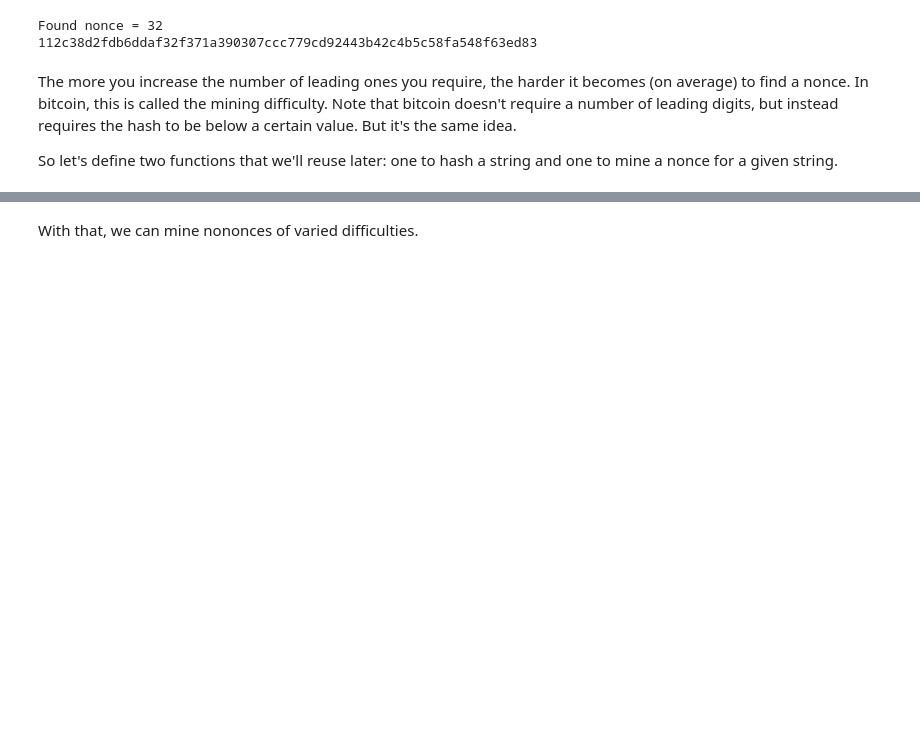
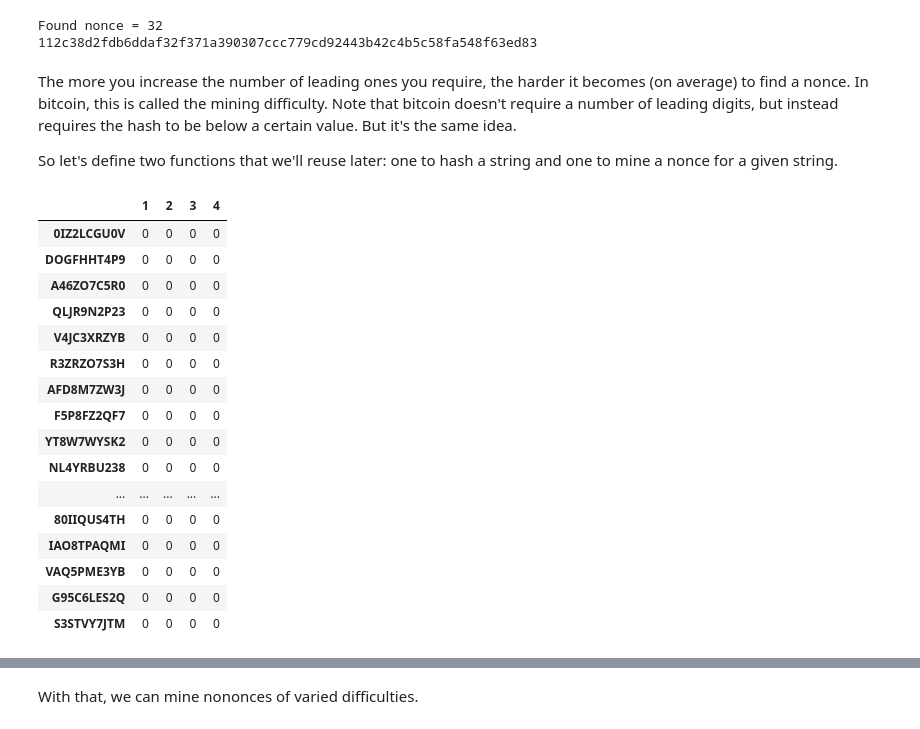
Before and after one commit to Meeshbhoombah/maketh, a Jupyter notebook: maketh.ipynb, the cells around one changed output, grey strips where cells are left out. Cells and saved outputs as stored; diff of their text form; code cells hidden in the pictures; blank space fills up the shorter version.

```diff
--- a/maketh.ipynb
+++ b/maketh.ipynb
@@ -402,0 +417,23 @@ def mine(message, difficulty=1):
+# %%
+levels = range(1, 5)
+# An array of results with a row for each difficulty and a column for each test string
+results = pd.DataFrame(index=strings, columns=levels, dtype=np.int)
+results.fillna(value=0)
+# %% [output]
+|  | 1 | 2 | 3 | 4 |
+| 0IZ2LCGU0V | 0 | 0 | 0 | 0 |
+| DOGFHHT4P9 | 0 | 0 | 0 | 0 |
+| A46ZO7C5R0 | 0 | 0 | 0 | 0 |
+| QLJR9N2P23 | 0 | 0 | 0 | 0 |
+| V4JC3XRZYB | 0 | 0 | 0 | 0 |
+| R3ZRZO7S3H | 0 | 0 | 0 | 0 |
+| AFD8M7ZW3J | 0 | 0 | 0 | 0 |
+| F5P8FZ2QF7 | 0 | 0 | 0 | 0 |
+| YT8W7WYSK2 | 0 | 0 | 0 | 0 |
+| NL4YRBU238 | 0 | 0 | 0 | 0 |
+| ... | ... | ... | ... | ... |
+| 80IIQUS4TH | 0 | 0 | 0 | 0 |
+| IAO8TPAQMI | 0 | 0 | 0 | 0 |
+| VAQ5PME3YB | 0 | 0 | 0 | 0 |
+| G95C6LES2Q | 0 | 0 | 0 | 0 |
+| S3STVY7JTM | 0 | 0 | 0 | 0 |
```
Also changed, not shown: parts of 5 cells of this notebook, 2 other files.
